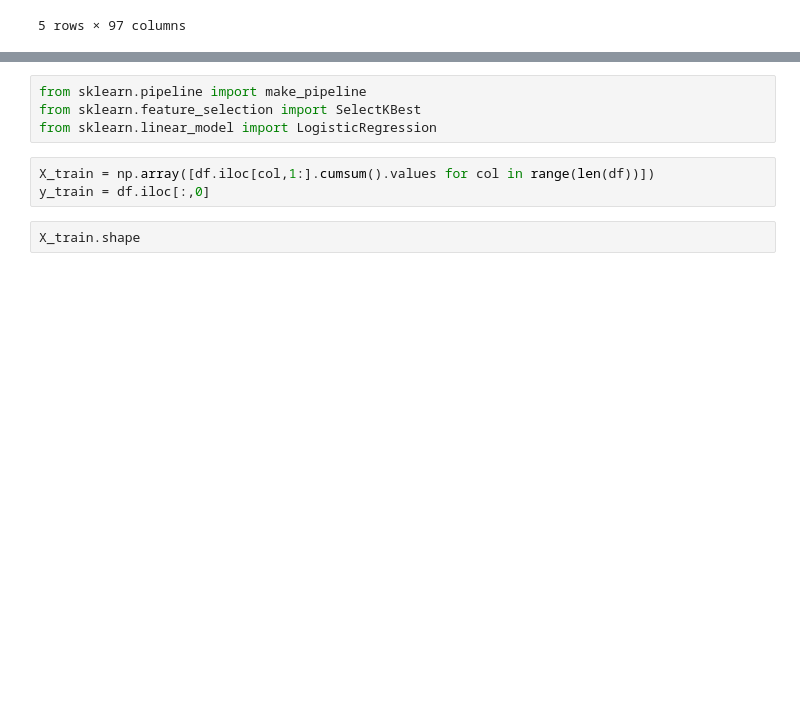
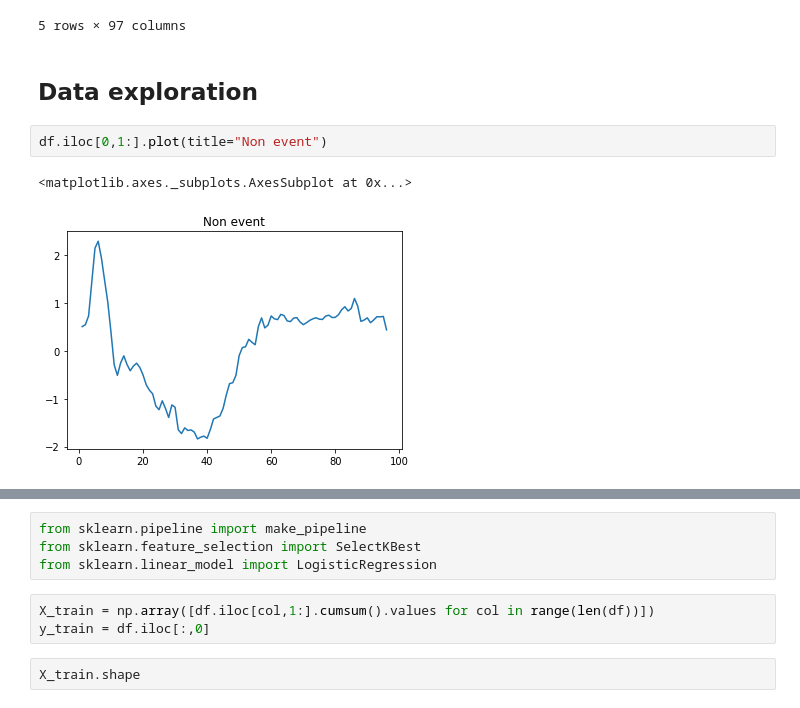
Before and after one commit to pablomdata/ml-for-iot, a Jupyter notebook: 01 Classifying ECG data.ipynb, the cells around one changed output, grey strips where cells are left out. Cells and saved outputs as stored; diff of their text form; blank space fills up the shorter version.

```diff
--- a/01 Classifying ECG data.ipynb
+++ b/01 Classifying ECG data.ipynb
@@ -15,3 +19,10 @@ df.head()
 | 3 | -1.0 | 1.168874 | 2.075901 | 1.760140 | 1.606446 | 1.949046 | 1.302842 | 0.459332 | 0.516412 | 0.852180 | ... | ... |
 | 4 | 1.0 | 0.648658 | 0.752026 | 2.636231 | 3.455716 | 2.118157 | 0.520620 | -0.188627 | 0.780818 | 0.933775 | ... | ... |
 5 rows × 97 columns
+# %% [markdown]
+## Data exploration
+# %%
+df.iloc[0,1:].plot(title="Non event")
+# %% [output]
+<matplotlib.axes._subplots.AxesSubplot at 0x...>
+[figure, added]
```
Also changed, not shown: parts of 13 cells of this notebook, 2 other files.
